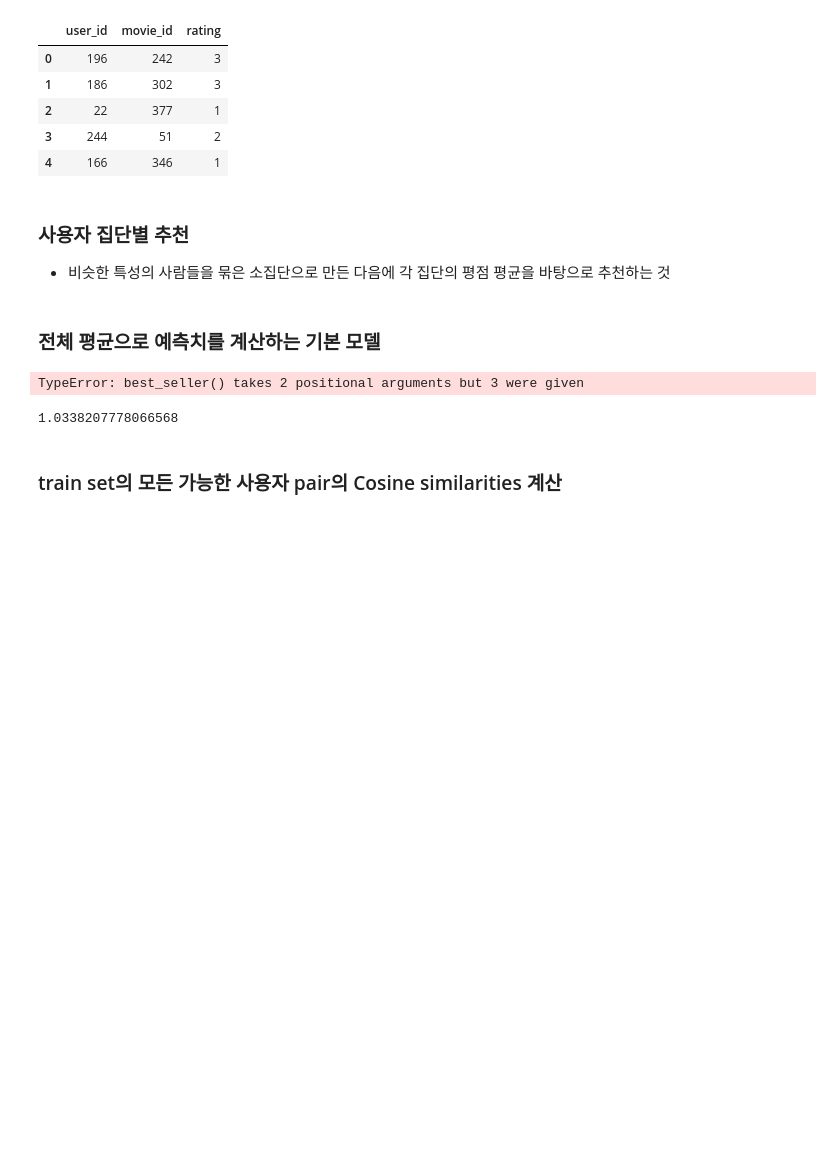
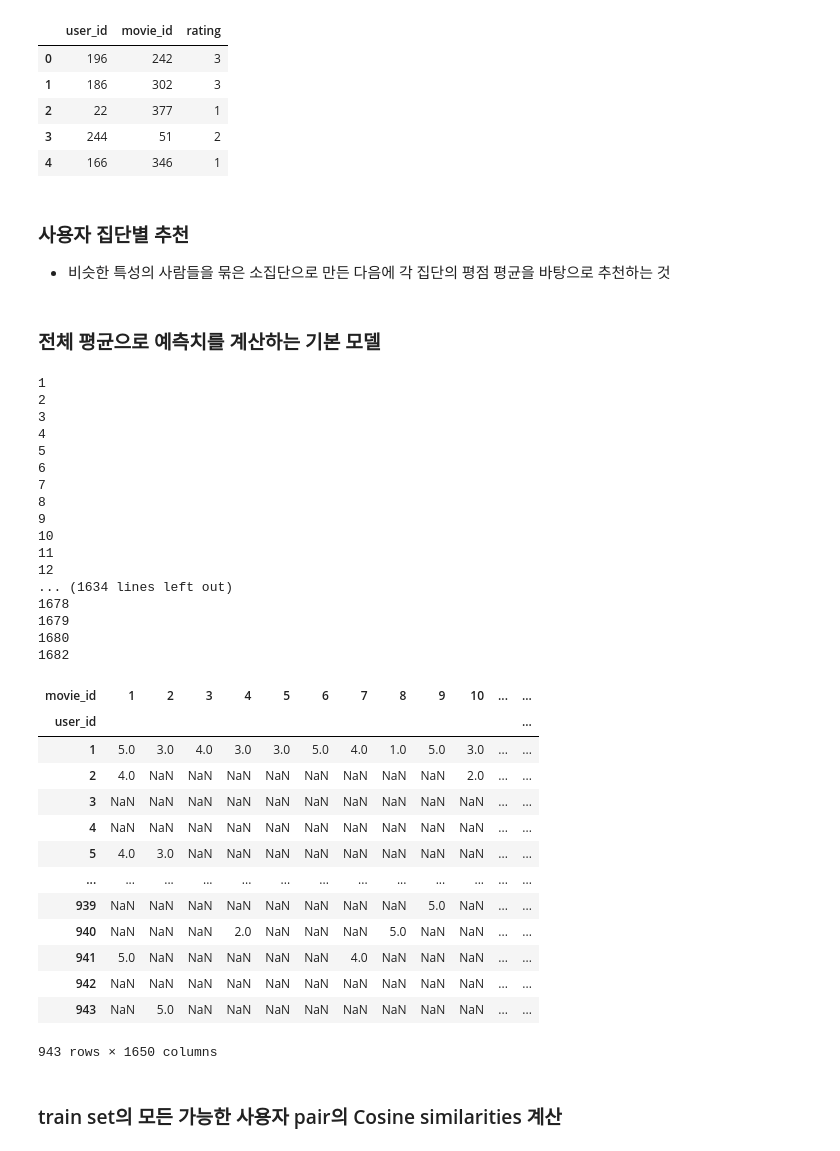
Before and after one commit to ms9648/STUDY, a Jupyter notebook: Recommendation_System/My_Study/Python을 이용한 개인화 추천시스템/3장-2.ipynb, the cells around one changed output. Cells and saved outputs as stored; diff of their text form; code cells hidden in the pictures; blank space fills up the shorter version.

```diff
--- a/Recommendation_System/My_Study/Python을 이용한 개인화 추천시스템/3장-2.ipynb
+++ b/Recommendation_System/My_Study/Python을 이용한 개인화 추천시스템/3장-2.ipynb
@@ -75,41 +75,46 @@ def score(model, neighbor_size = 0):
 rating_matrix = x_train.pivot(index = 'user_id', columns = 'movie_id', values = 'rating')
 # %% [markdown]
 ### 전체 평균으로 예측치를 계산하는 기본 모델
-# %%
-def best_seller(user_id, movie_id):
-    try:
-        rating = train_mean[movie_id]
-    except:
-        rating = 3.0
-    return rating
-
-train_mean = x_train.groupby(['movie_id'])['rating'].mean()
-score(best_seller)
-# %% [output]
-TypeError: best_seller() takes 2 positional arguments but 3 were given
-# %%
-# Full matrix를 사용자 데이터와 merge
-merged_ratings = pd.merge(x_train, users)
-users = users.set_index('user_id')
-# gender별 평점평균 계산
-g_mean = merged_ratings[['movie_id', 'sex', 'rating']].groupby(['movie_id', 'sex'])['rating'].mean()
-
-# gender기준 추천
-
-def cf_gender(user_id, movie_id):
-    if movie_id in rating_matrix:
-        gender = users.loc[user_id]['sex']
-        if gender in g_mean[movie_id]:
-            gender_rating = g_mean[movie_id][gender]
-        else:
-            gender_rating = 3.0
-    else:
-        gender_rating = 3.0
-    return gender_rating
-
-score(cf_gender)
-# %% [output]
-1.0338207778066568
+# %%
+# Full matrix를 사용자 데이터와 merge
+merged_ratings = pd.merge(x_train, users)
+users = users.set_index('user_id')
+
+for i in rating_matrix:
+    print(i)
+rating_matrix
+# %% [output]
+1
+2
+3
+4
+5
+6
+7
+8
+9
+10
+11
+12
+... (1634 lines left out)
+1678
+1679
+1680
+1682
+| movie_id | 1 | 2 | 3 | 4 | 5 | 6 | 7 | 8 | 9 | 10 | ... | ... |
+| user_id |  |  |  |  |  |  |  |  |  |  |  | ... |
+| 1 | 5.0 | 3.0 | 4.0 | 3.0 | 3.0 | 5.0 | 4.0 | 1.0 | 5.0 | 3.0 | ... | ... |
+| 2 | 4.0 | NaN | NaN | NaN | NaN | NaN | NaN | NaN | NaN | 2.0 | ... | ... |
+| 3 | NaN | NaN | NaN | NaN | NaN | NaN | NaN | NaN | NaN | NaN | ... | ... |
+| 4 | NaN | NaN | NaN | NaN | NaN | NaN | NaN | NaN | NaN | NaN | ... | ... |
+| 5 | 4.0 | 3.0 | NaN | NaN | NaN | NaN | NaN | NaN | NaN | NaN | ... | ... |
+| ... | ... | ... | ... | ... | ... | ... | ... | ... | ... | ... | ... | ... |
+| 939 | NaN | NaN | NaN | NaN | NaN | NaN | NaN | NaN | 5.0 | NaN | ... | ... |
+| 940 | NaN | NaN | NaN | 2.0 | NaN | NaN | NaN | 5.0 | NaN | NaN | ... | ... |
+| 941 | 5.0 | NaN | NaN | NaN | NaN | NaN | 4.0 | NaN | NaN | NaN | ... | ... |
+| 942 | NaN | NaN | NaN | NaN | NaN | NaN | NaN | NaN | NaN | NaN | ... | ... |
+| 943 | NaN | 5.0 | NaN | NaN | NaN | NaN | NaN | NaN | NaN | NaN | ... | ... |
+943 rows × 1650 columns
 # %% [markdown]
 ### train set의 모든 가능한 사용자 pair의 Cosine similarities 계산
 # %%
```
Also changed, not shown: parts of 3 cells of this notebook.
